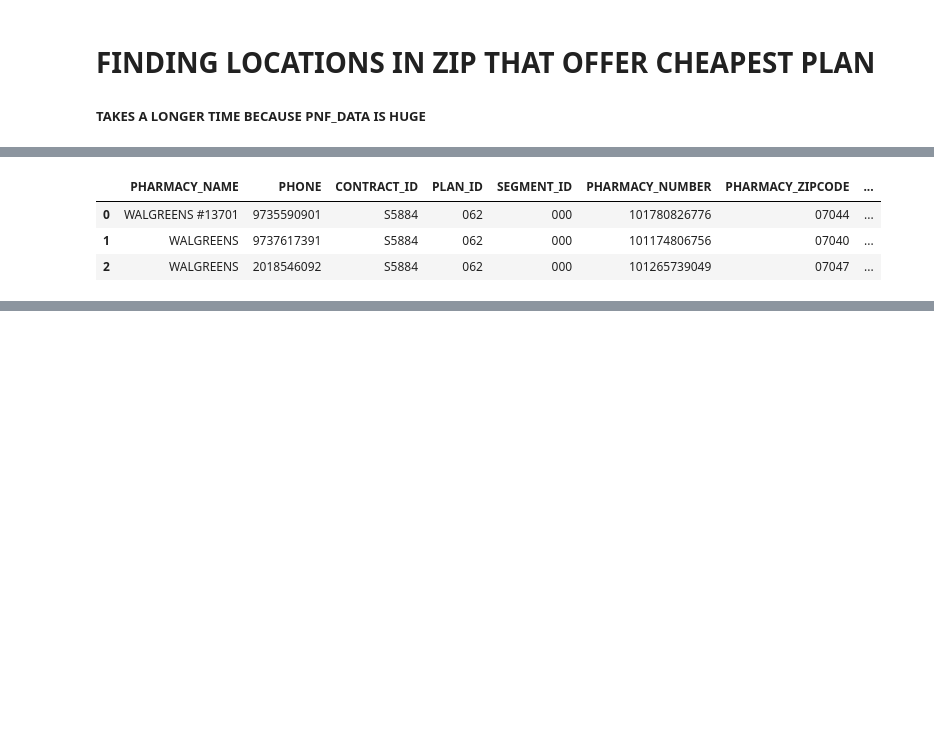
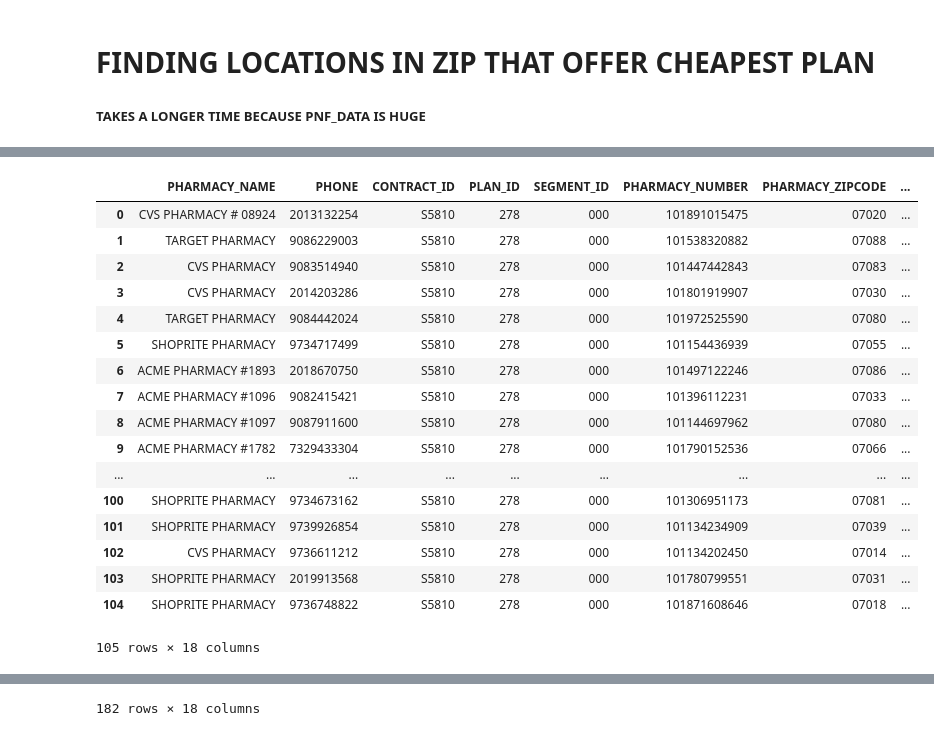
Before and after one commit to khayyamsaleem/medaccess, a Jupyter notebook: src/PDP_FINDER.ipynb, the cells around one changed output, grey strips where cells are left out. Drawn from its saved outputs; the diff is of its cells as text; code cells hidden in the pictures; blank space fills up the shorter version.

```diff
--- a/src/PDP_FINDER.ipynb
+++ b/src/PDP_FINDER.ipynb
@@ -251,8 +251,7 @@ for i in range(3):
                        cast(PNF_DATA.PLAN_ID as integer)="+str(out.iloc[i].PLAN_ID)+" and \
                        cast(PNF_DATA.SEGMENT_ID as integer)="+str(out.iloc[i].SEGMENT_ID)+" and \
                        PNF_DATA.PREFERRED_STATUS_RETAIL='Y' and \
-                       PNF_DATA.PHARMACY_ZIPCODE like '"+user_zip[:-1]+"%' and \
-                       NCPDP.NPI is substr(PNF_DATA.PHARMACY_NUMBER,3) \
-                 limit 5",conn))
+                       PNF_DATA.PHARMACY_ZIPCODE like '"+user_zip[:-2]+"%' and \
+                       NCPDP.NPI is substr(PNF_DATA.PHARMACY_NUMBER,3)",conn))
 # %% [output]
 |  | PHARMACY_NAME | PHONE | CONTRACT_ID | PLAN_ID | SEGMENT_ID | PHARMACY_NUMBER | PHARMACY_ZIPCODE | ... |
@@ -264,5 +260,19 @@ for i in range(3):
 |  | PHARMACY_NAME | PHONE | CONTRACT_ID | PLAN_ID | SEGMENT_ID | PHARMACY_NUMBER | PHARMACY_ZIPCODE | ... |
-| 0 | WALGREENS #13701 | 9735590901 | S5884 | 062 | 000 | 101780826776 | 07044 | ... |
-| 1 | WALGREENS | 9737617391 | S5884 | 062 | 000 | 101174806756 | 07040 | ... |
-| 2 | WALGREENS | 2018546092 | S5884 | 062 | 000 | 101265739049 | 07047 | ... |
+| 0 | CVS PHARMACY # 08924 | 2013132254 | S5810 | 278 | 000 | 101891015475 | 07020 | ... |
+| 1 | TARGET PHARMACY | 9086229003 | S5810 | 278 | 000 | 101538320882 | 07088 | ... |
+| 2 | CVS PHARMACY | 9083514940 | S5810 | 278 | 000 | 101447442843 | 07083 | ... |
+| 3 | CVS PHARMACY | 2014203286 | S5810 | 278 | 000 | 101801919907 | 07030 | ... |
+| 4 | TARGET PHARMACY | 9084442024 | S5810 | 278 | 000 | 101972525590 | 07080 | ... |
+| 5 | SHOPRITE PHARMACY | 9734717499 | S5810 | 278 | 000 | 101154436939 | 07055 | ... |
+| 6 | ACME PHARMACY #1893 | 2018670750 | S5810 | 278 | 000 | 101497122246 | 07086 | ... |
+| 7 | ACME PHARMACY #1096 | 9082415421 | S5810 | 278 | 000 | 101396112231 | 07033 | ... |
+| 8 | ACME PHARMACY #1097 | 9087911600 | S5810 | 278 | 000 | 101144697962 | 07080 | ... |
+| 9 | ACME PHARMACY #1782 | 7329433304 | S5810 | 278 | 000 | 101790152536 | 07066 | ... |
+| ... | ... | ... | ... | ... | ... | ... | ... | ... |
+| 100 | SHOPRITE PHARMACY | 9734673162 | S5810 | 278 | 000 | 101306951173 | 07081 | ... |
+| 101 | SHOPRITE PHARMACY | 9739926854 | S5810 | 278 | 000 | 101134234909 | 07039 | ... |
+| 102 | CVS PHARMACY | 9736611212 | S5810 | 278 | 000 | 101134202450 | 07014 | ... |
+| 103 | SHOPRITE PHARMACY | 2019913568 | S5810 | 278 | 000 | 101780799551 | 07031 | ... |
+| 104 | SHOPRITE PHARMACY | 9736748822 | S5810 | 278 | 000 | 101871608646 | 07018 | ... |
+105 rows × 18 columns
 |  | PHARMACY_NAME | PHONE | CONTRACT_ID | PLAN_ID | SEGMENT_ID | PHARMACY_NUMBER | PHARMACY_ZIPCODE | ... |
@@ -273,0 +295 @@ for i in range(3):
+182 rows × 18 columns
```
Also changed, not shown: parts of 5 cells of this notebook, 1 other file.
